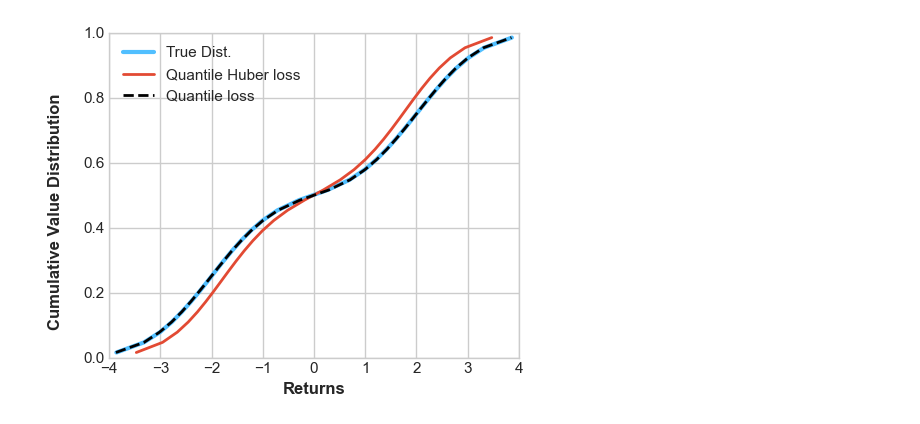
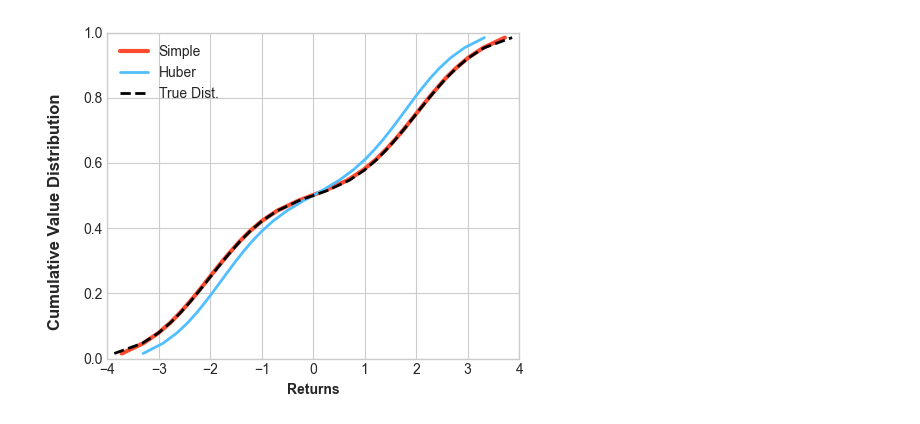
Before and after one commit to AlecHero/QuantileRegressionProject, a Jupyter notebook: tuhe.ipynb, the cells around one changed output. Cells and saved outputs as stored; diff of their text form; code cells hidden in the pictures.

```diff
--- a/tuhe.ipynb
+++ b/tuhe.ipynb
@@ -16,36 +16,43 @@ def normal(S=1, mu=0, sigma=1):
 def du_huber(u, k=1.0):
     return np.where(np.abs(u) <= k, u, k * np.sign(u))
 
-runs = 10
+runs = 5
 N = 32
 total_episodes = 50_000
 save_skip = 200
-learning_rate = 0.04
+learning_rate = 0.01
+gamma = 1.0
+
+# reward + gamma * np.max(qtable[new_state]) - qtable[state, action]
+# qtable[state, action] += lr * delta
 
 def run_simple(reward_func, use_huber=False):
     thetas = np.zeros((runs, total_episodes//save_skip, N))
+    qtables = np.zeros((runs, total_episodes//save_skip, 1))
     tau = (np.arange(N) + 0.5) / N
 
     for n in tqdm(range(runs)):
         theta = np.zeros(N)
+        qtable = 0.0
         lr = learning_rate
 
         for k in range(total_episodes):
             if k % 5000 == 0: lr *= 0.5
 
-            target_quantiles = reward_func() + np.zeros(N) # No future state
+            Ttheta = reward_func() + gamma * np.zeros(N) # No future state
+            u = ((Ttheta[:, None] - theta[None, :])).mean(0)
 
-            u = ((target_quantiles[:, None] - theta[None, :])).mean(0)
-
-            if use_huber:
-                rho = -np.abs(tau - (u < 0)) * du_huber(u)
-            else:
-                rho = -(tau - (u < 0))
-
+            if use_huber: rho = -np.abs(tau - (u < 0)) * du_huber(u)
+            else:         rho = -(tau - (u < 0))
             theta -= lr * rho
 
-            if k % save_skip == 0: thetas[n, k//save_skip] = theta.copy()
-    return thetas
+            uQ = reward_func() + gamma * 0.0 - qtable
+            qtable += lr * uQ
+
+            if k % save_skip == 0:
+                thetas[n, k//save_skip] = theta.copy()
+                qtables[n, k//save_skip] = qtable
+    return thetas, qtables
 # %%
 # theta = np.zeros(N)
 # tau = (np.arange(N) + 0.5) / N
@@ -64,13 +71,13 @@ def run_simple(reward_func, use_huber=False):
 #     theta -= (1/(k+1))**0.5 * g
 # %%
 rand_func = bimodal
-thetas_run = run_simple(rand_func)
+thetas_run, qtables_run = run_simple(rand_func)
 thetas = thetas_run.mean(0)
 theta = thetas[-1]
 
-thetas_huber_run = run_simple(rand_func, True)
+thetas_huber_run, _ = run_simple(rand_func, True)
 thetas_huber = thetas_huber_run.mean(0)
 theta_huber = thetas_huber[-1]
 
 tau = (np.arange(N) + 0.5) / N
-quantized_samples = np.quantile(rand_func(1_000_000), tau)
+quantized_samples = np.quantile(rand_func(100_000_000), tau)
@@ -101,18 +84,19 @@ plt.show()
 # %%
 fig, ax = plt.subplots(figsize=(5,4))
 plt.style.use("seaborn-v0_8-whitegrid")
 fig.supylabel("Cumulative Value Distribution", fontweight="bold")
 
-ax.plot(quantized_samples, tau, label="True Dist.", linewidth=3, color="#51BFFF")
-ax.plot(theta_huber, tau, label="Quantile Huber loss", linewidth=2, color="#E24A33")
-ax.plot(theta, tau, label="Quantile loss", linestyle="--", linewidth=2, color="black")
+ax.plot(theta, tau, label="Simple", linewidth=3, color="#FE4B2F")
+ax.plot(theta_huber, tau, label="Huber", linewidth=2, color="#51BFFF")
+ax.plot(quantized_samples, tau, label="True Dist.", linestyle="--", linewidth=2, color="black")
 ax.set_xlim(-4,4)
 ax.set_ylim(0.0,1.0)
 ax.set_xlabel("Returns", fontweight="bold")
+ax.grid(True)
 ax.legend()
 
 plt.tight_layout()
 plt.savefig("simple_cdf_compare.pdf", format="pdf", bbox_inches="tight")
 plt.show()
 # %% [output]
-[figure, old version]
+[figure, new version]
```
Also changed, not shown: parts of 3 cells of this notebook, 23 other files.
